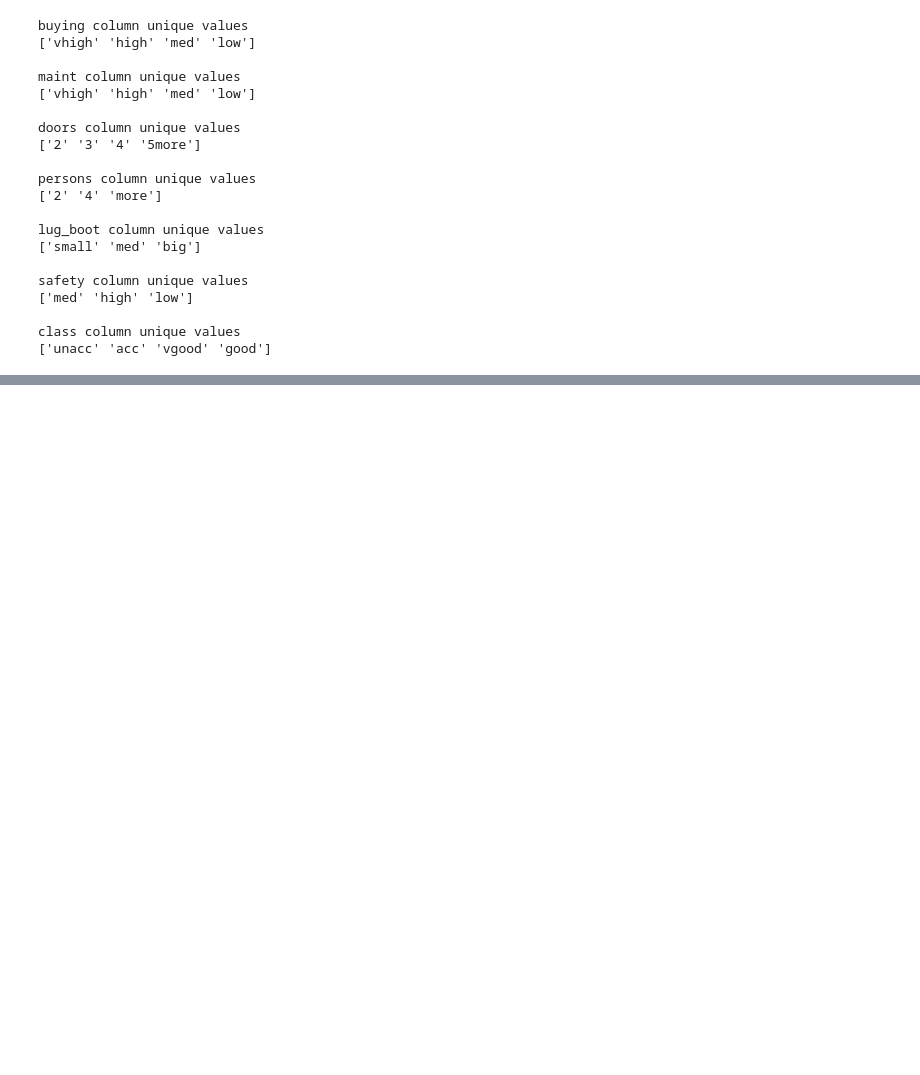
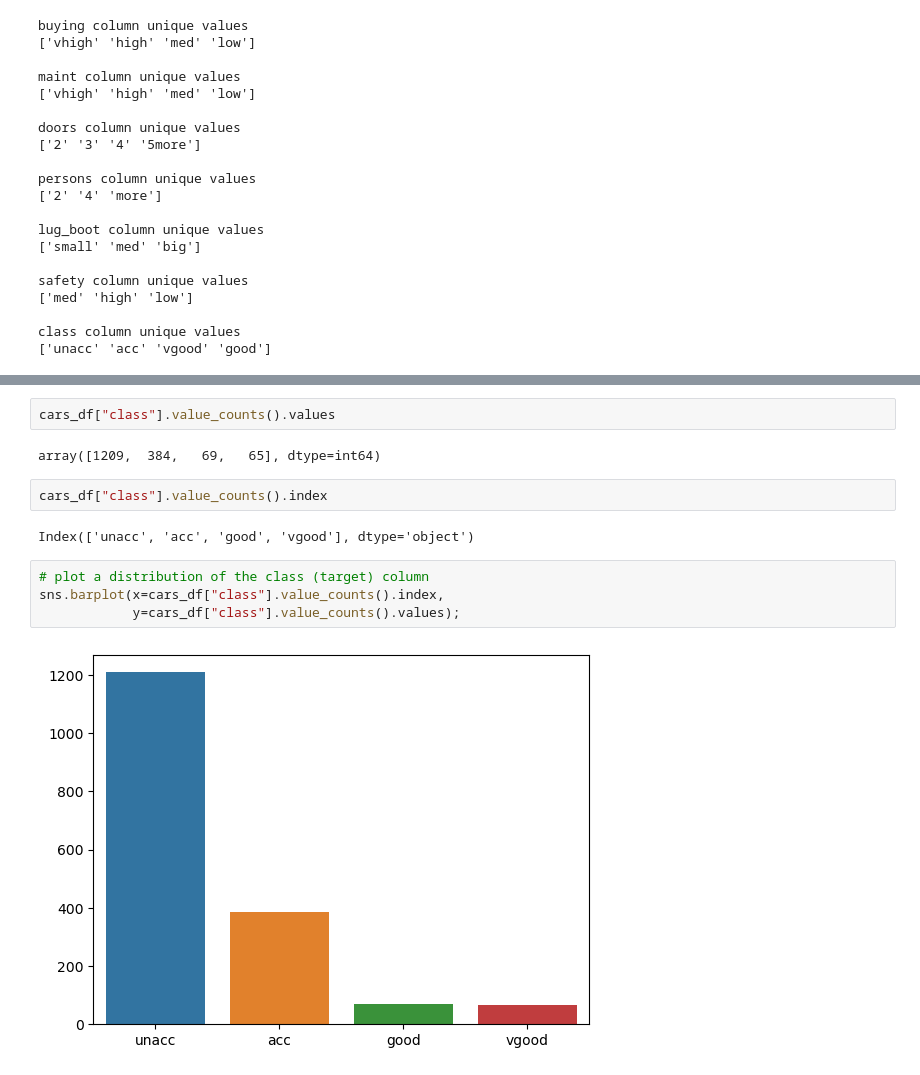
Before and after one commit to lawalsegun2025/car_acceptability_predictor, a Jupyter notebook: car_acceptibility_predictor.ipynb, the cells around one changed output, grey strips where cells are left out. Drawn from its saved outputs; the diff is of its cells as text; blank space fills up the shorter version.

```diff
--- a/car_acceptibility_predictor.ipynb
+++ b/car_acceptibility_predictor.ipynb
@@ -137,0 +150,14 @@ class column unique values
+# %%
+cars_df["class"].value_counts().values
+# %% [output]
+array([1209,  384,   69,   65], dtype=int64)
+# %%
+cars_df["class"].value_counts().index
+# %% [output]
+Index(['unacc', 'acc', 'good', 'vgood'], dtype='object')
+# %%
+# plot a distribution of the class (target) column
+sns.barplot(x=cars_df["class"].value_counts().index,
+            y=cars_df["class"].value_counts().values);
+# %% [output]
+[figure, added]
```
Also changed, not shown: parts of 4 cells of this notebook.
